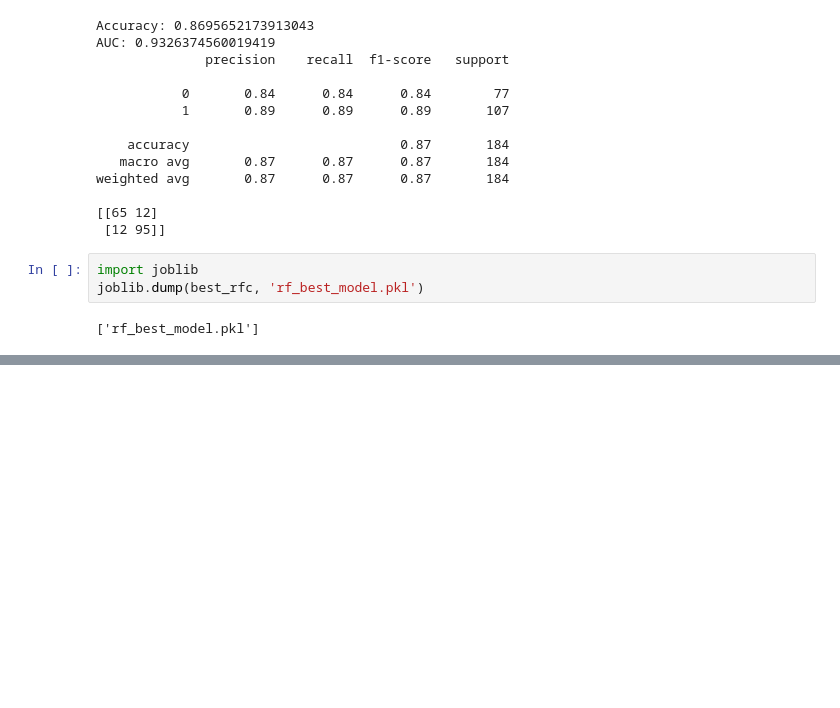
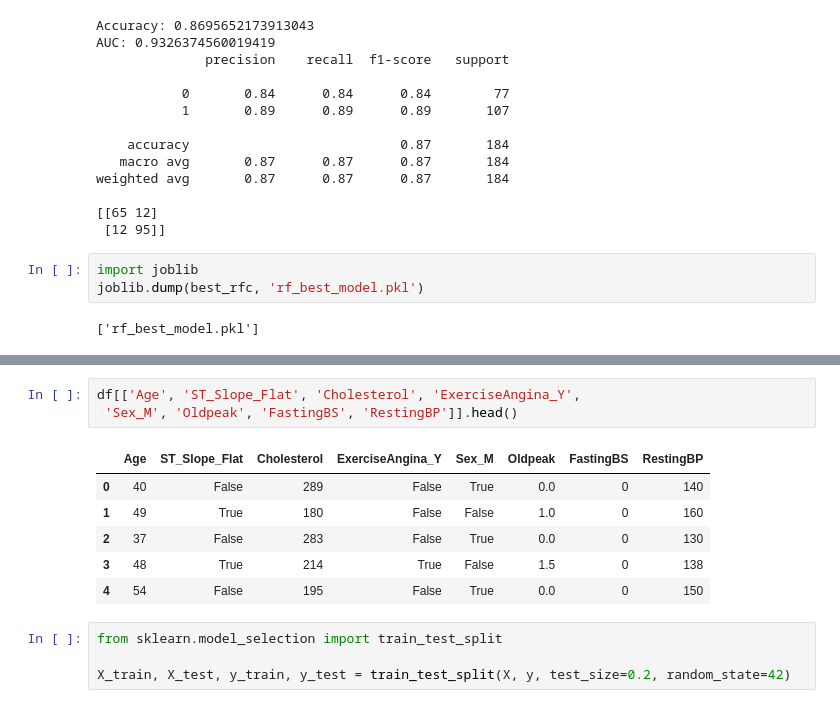
Before and after one commit to Suemy19710/HeartFailurePrediction, a Jupyter notebook: heart.ipynb, the cells around one changed output, grey strips where cells are left out. Cells and saved outputs as stored; diff of their text form; blank space fills up the shorter version.

```diff
--- a/heart.ipynb
+++ b/heart.ipynb
@@ -459,0 +467,14 @@ joblib.dump(best_rfc, 'rf_best_model.pkl')
+# %%
+df[['Age', 'ST_Slope_Flat', 'Cholesterol', 'ExerciseAngina_Y',
+ 'Sex_M', 'Oldpeak', 'FastingBS', 'RestingBP']].head()
+# %% [output]
+|  | Age | ST_Slope_Flat | Cholesterol | ExerciseAngina_Y | Sex_M | Oldpeak | FastingBS | RestingBP |
+| 0 | 40 | False | 289 | False | True | 0.0 | 0 | 140 |
+| 1 | 49 | True | 180 | False | False | 1.0 | 0 | 160 |
+| 2 | 37 | False | 283 | False | True | 0.0 | 0 | 130 |
+| 3 | 48 | True | 214 | True | False | 1.5 | 0 | 138 |
+| 4 | 54 | False | 195 | False | True | 0.0 | 0 | 150 |
+# %%
+from sklearn.model_selection import train_test_split
+
+X_train, X_test, y_train, y_test = train_test_split(X, y, test_size=0.2, random_state=42)
```
Also changed, not shown: parts of 7 cells of this notebook.
